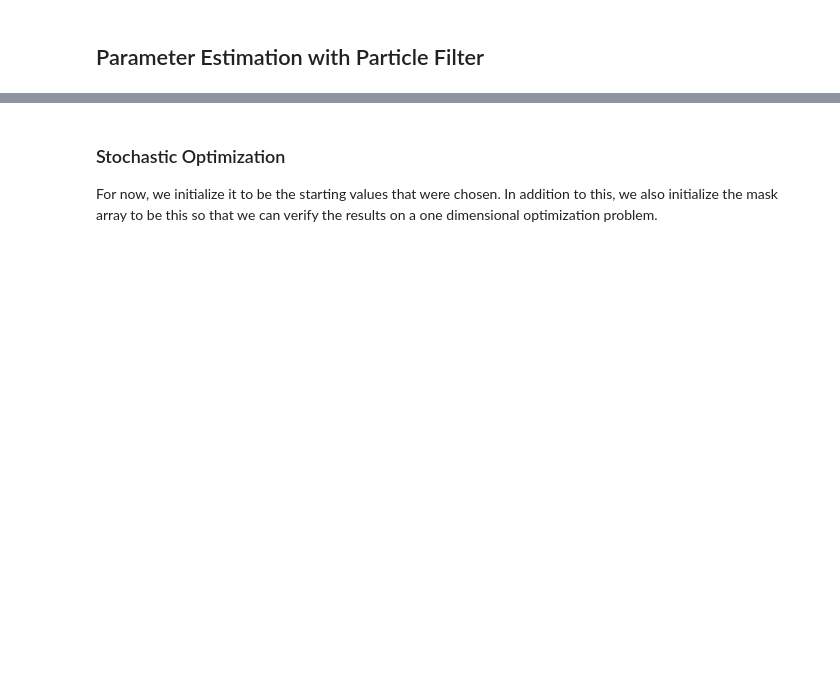
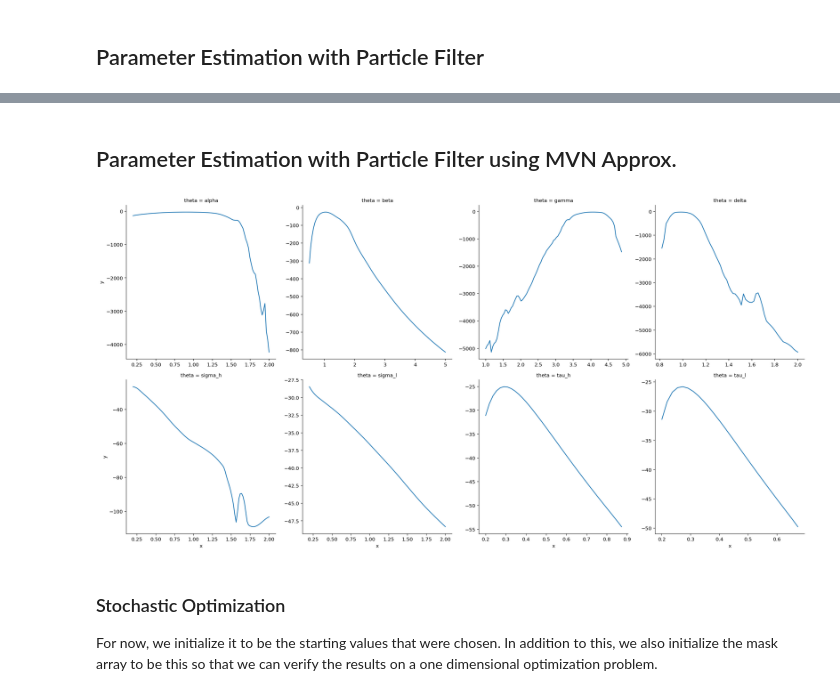
Before and after one commit to mlysy/pfjax, a Jupyter notebook: examples/lotvol.ipynb, the cells around one changed output, grey strips where cells are left out. Drawn from its saved outputs; the diff is of its cells as text; code cells hidden in the pictures; blank space fills up the shorter version.

```diff
--- a/examples/lotvol.ipynb
+++ b/examples/lotvol.ipynb
@@ -111,3 +177,31 @@ sns.relplot(
+# %% [markdown]
+## Parameter Estimation with Particle Filter using MVN Approx.
+# %%
+theta_lims = np.array([[0.2, 2.], [0.5, 5.], [1.0, 5.0], [0.2, 2.], [0.2, 2.], [0.2, 2.], [0.2, 2.], [0.2, 2.]])
+theta_names = ["alpha", "beta", "gamma", "delta", "sigma_h", "sigma_l", "tau_h", "tau_l"]
+n_pts = 100
+
+# calculate projection plot
+n_particles = 100
+
+@jax.jit
+def lotvol_pflik(theta):
+    temp = pfmvn.particle_filter(theta=theta, model=lotvol_model, y_meas=y_meas,
+                                 n_particles=n_particles, key=key)
+    return particle_loglik(temp['logw_particles'])
+
+
+plot_df = proj_data(lotvol_pflik,
+                    theta, theta_lims, theta_names)
+
+sns.relplot(
+    data=plot_df, kind="line",
+    x="x", y="y", col="theta",
+    col_wrap = 4,
+    facet_kws=dict(sharex=False, sharey=False)
+);
+# %% [output]
+[figure, added]
 # %% [markdown]
 ### Stochastic Optimization
 
```
Also changed, not shown: parts of 8 cells of this notebook, 5 other files.
